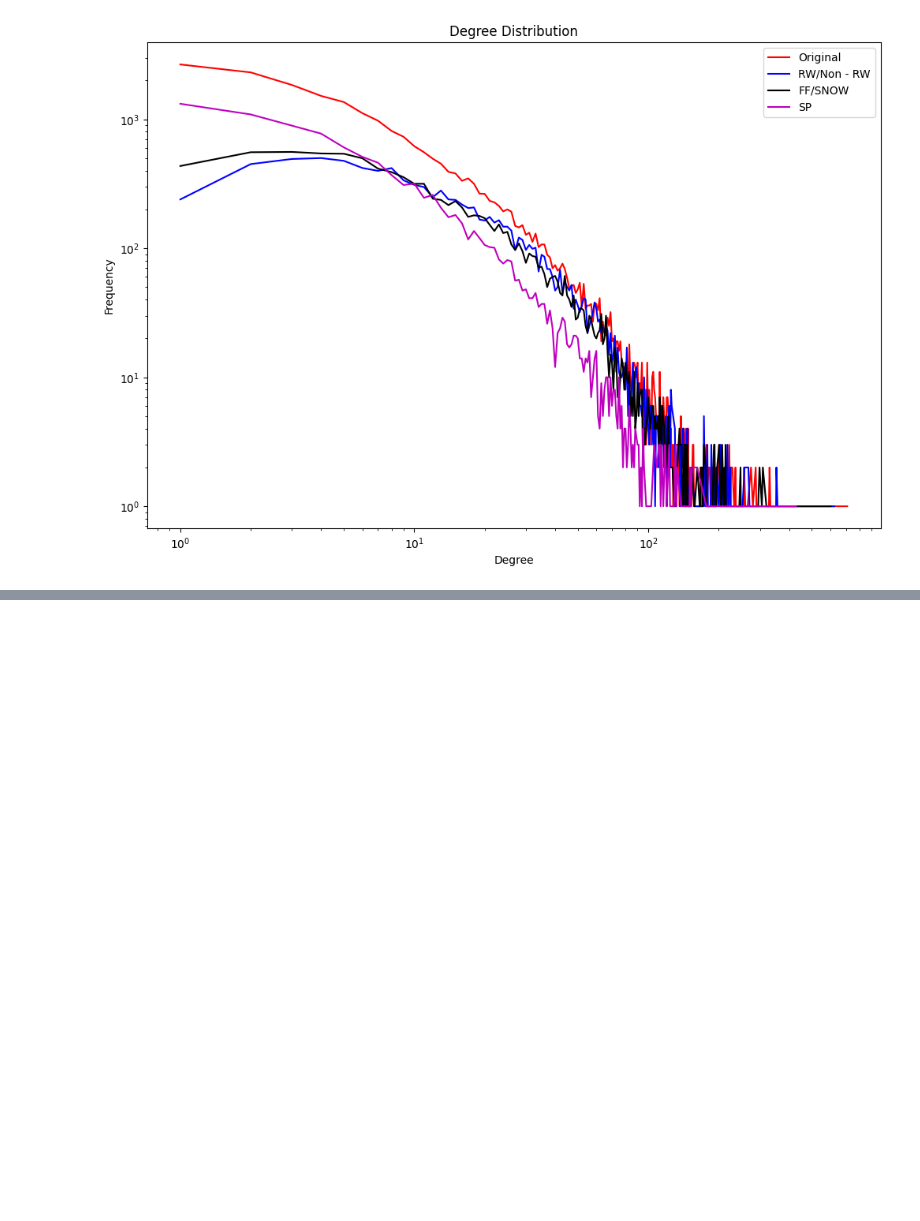
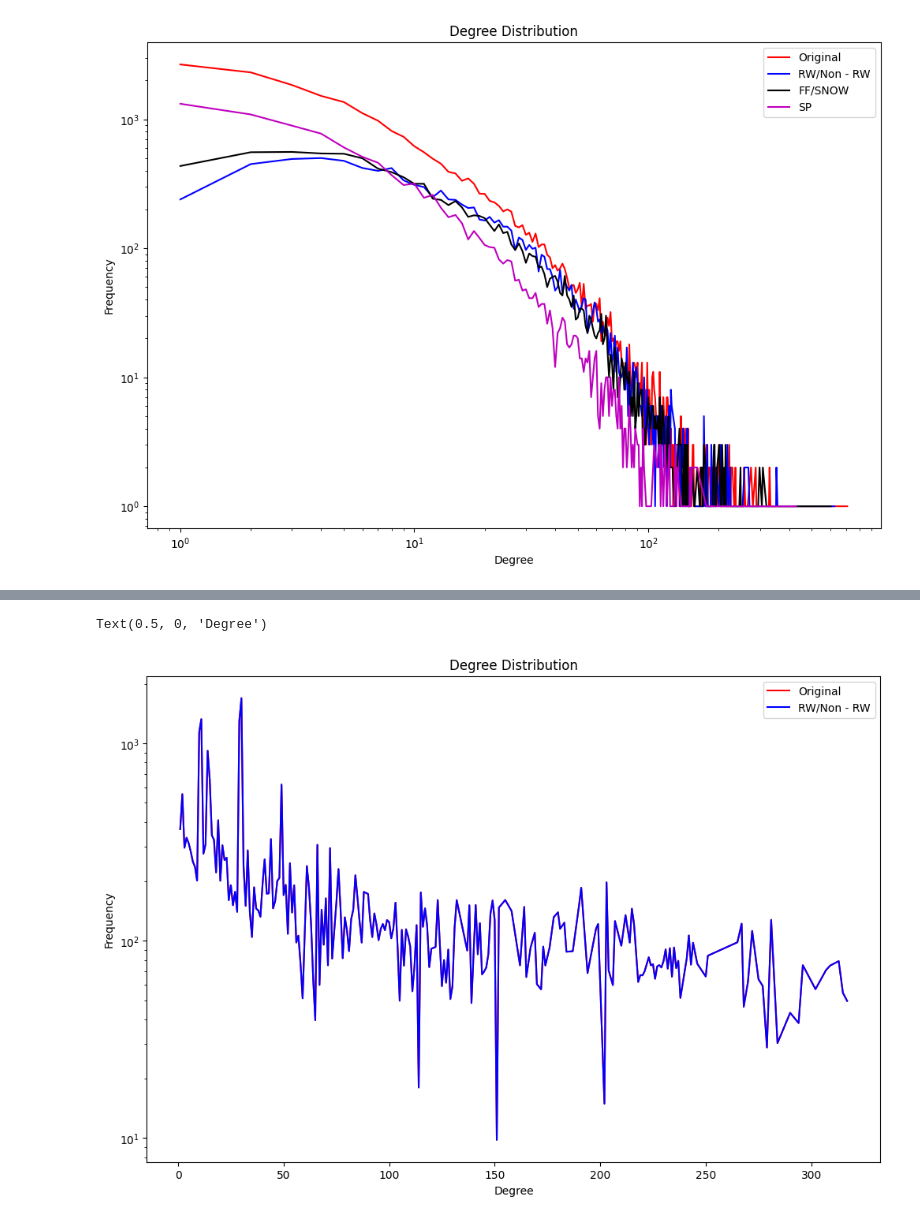
Before and after one commit to kyriakosar/Sampling-from-Networks, a Jupyter notebook: facebook_dataset.ipynb, the cells around one changed output, grey strips where cells are left out. Cells and saved outputs as stored; diff of their text form; code cells hidden in the pictures; blank space fills up the shorter version.

```diff
--- a/facebook_dataset.ipynb
+++ b/facebook_dataset.ipynb
@@ -333,0 +343,45 @@ Text(0.5, 0, 'Degree')
+# %%
+def average_degree_neighbor(G):
+   degree = graph.degree()
+   degree_list,degrees,clustering_list = [],[],[]
+   for n,m in degree:
+      degree_list.append(m)
+   degree_list
+   degree_np = np.asarray(sorted(degree_list))
+
+
+   for k in range(len(np.unique(degree_np))):
+      nodes_degree_k = ([u for u in graph.nodes() if graph.degree(u) == k])
+      # print(nodes_degree_k)
+      if len(nodes_degree_k) != 0:
+         clustering_coeff = nx.average_neighbor_degree( graph , nodes = nodes_degree_k)
+         list_avg = mean(clustering_coeff.values())
+         degrees.append(k)
+         clustering_list.append(list_avg)
+      nodes_degree_k = []
+
+   return degrees,clustering_list
+# %%
+degrees,clustering_list = average_degree_neighbor(graph)
+degrees1,clustering_list1 = average_degree_neighbor(rw_graph)
+# %%
+plt.figure(figsize=(12, 8))
+# plt.scatter(degrees, clustering_list, color='red')
+# plt.scatter(degrees1, clustering_list1, color='blue')
+plt.plot(degrees, clustering_list, color='red')
+plt.plot(degrees1, clustering_list1, color='blue')
+# plt.plot(degrees2, clustering_list2, color='green')
+# plt.loglog(degrees,clustering_list, 'b-', label='RW')
+# plt.loglog(degrees1,clustering_list1,'g-', label='Non - RW')
+# plt.loglog(deg3, cnt3, 'k-', label='FF')
+# plt.loglog(deg4, cnt4, 'm-', label='SP')
+# plt.loglog(deg5, cnt5, 'y-', label='SNOW')
+plt.legend(['Original','RW/Non - RW','FF/SNOW','SP'])
+plt.title("Degree Distribution")
+plt.ylabel("Frequency")
+# plt.xscale('log')
+plt.yscale('log')
+plt.xlabel("Degree")
+# %% [output]
+Text(0.5, 0, 'Degree')
+[figure, added]
```
Also changed, not shown: parts of 13 cells of this notebook, 8 other files.
